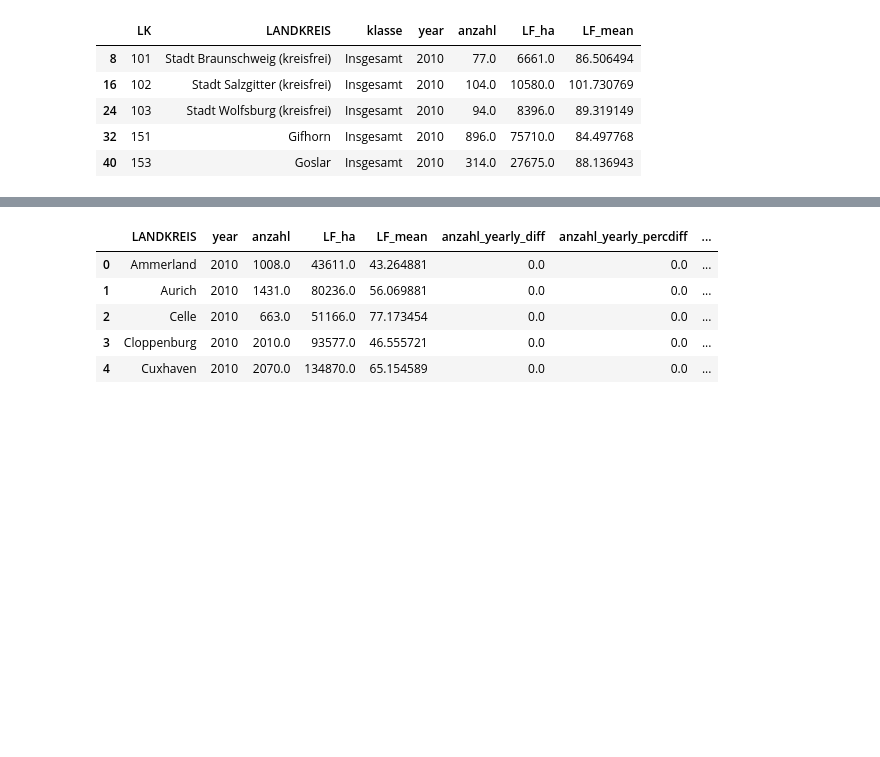
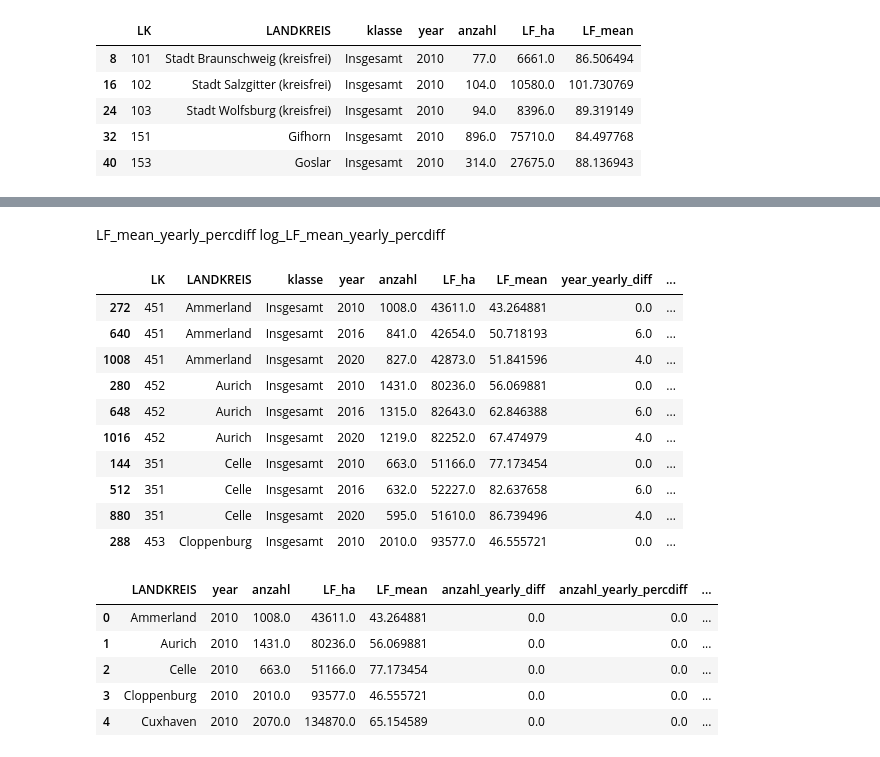
Before and after one commit to DamiAladesuru/Lab, a Jupyter notebook: Niedersachsen/src/analysis/farmfield/modelling.ipynb, the cells around one changed output, grey strips where cells are left out. Cells and saved outputs as stored; diff of their text form; code cells hidden in the pictures; blank space fills up the shorter version.

Commit message:
created columns for logs of LF_mean and med_fs. Computed yearly diffs and perc diffs. Plotted correlation and ran simple OLS to test the difference. Not much difference is observed

```diff
--- a/Niedersachsen/src/analysis/farmfield/modelling.ipynb
+++ b/Niedersachsen/src/analysis/farmfield/modelling.ipynb
@@ -174,0 +157,21 @@ fdg_ext[['LK', 'klasse', 'year', 'year_yearly_diff', 'year_yearly_percdiff']].he
+# %%
+# Create a copy of the original dictionary to avoid altering the original data
+farmdata_ge_ext = farmdata_ge.copy()
+
+# Ensure the data is sorted by 'LANDKREIS'' and 'year'
+farmdata_ge_ext.sort_values(by=['LANDKREIS', 'year'], inplace=True)
+numeric_columns = farmdata_ge_ext.select_dtypes(include='number').columns
+
+# Create a dictionary to store the new columns
+new_columns = {}
+
+# Calculate yearly difference for numeric columns and store in the dictionary
+for col in numeric_columns:
+    new_columns[f'{col}_yearly_diff'] = farmdata_ge_ext.groupby('LANDKREIS')[col].diff().fillna(0)
+# Calculate yearly relative difference for numeric columns and store in the dictionary
+    new_columns[f'{col}_yearly_percdiff'] = (farmdata_ge_ext.groupby('LANDKREIS')[col].diff() / farmdata_ge_ext.groupby('LANDKREIS')[col].shift(1)).fillna(0) * 100
+
+# Concatenate the new columns to the original DataFrame all at once
+new_columns_df = pd.DataFrame(new_columns)
+farmdata_ge_ydiff = pd.concat([farmdata_ge_ext, new_columns_df], axis=1)
+farmdata_ge_ydiff.head()
@@ -175,3 +185,31 @@ fdg_ext[['LK', 'klasse', 'year', 'year_yearly_diff', 'year_yearly_percdiff']].he
+# %% [markdown]
+LF_mean_yearly_percdiff
+log_LF_mean_yearly_percdiff
+# %%
+fdg_ext = farmdata_ge_ydiff.copy()
+
+# sort by LANDKREIS and year
+fdg_ext = fdg_ext.sort_values(by=['LANDKREIS', 'year'])
+
+fdg_ext['log_LF_mean'] = np.log(fdg_ext['LF_mean'])
+# compute yearly differences for the log_LF_mean column
+fdg_ext['log_LF_mean_yearly_diff'] = fdg_ext.groupby('LANDKREIS')['log_LF_mean'].diff().fillna(0)
+fdg_ext['log_LF_mean_yearly_percdiff'] = fdg_ext['log_LF_mean_yearly_diff']*100
+
+# check the first 10 rows of the dataset
+fdg_ext.head(10)
+# %% [output]
+|  | LK | LANDKREIS | klasse | year | anzahl | LF_ha | LF_mean | year_yearly_diff | ... |
+| 272 | 451 | Ammerland | Insgesamt | 2010 | 1008.0 | 43611.0 | 43.264881 | 0.0 | ... |
+| 640 | 451 | Ammerland | Insgesamt | 2016 | 841.0 | 42654.0 | 50.718193 | 6.0 | ... |
+| 1008 | 451 | Ammerland | Insgesamt | 2020 | 827.0 | 42873.0 | 51.841596 | 4.0 | ... |
+| 280 | 452 | Aurich | Insgesamt | 2010 | 1431.0 | 80236.0 | 56.069881 | 0.0 | ... |
+| 648 | 452 | Aurich | Insgesamt | 2016 | 1315.0 | 82643.0 | 62.846388 | 6.0 | ... |
+| 1016 | 452 | Aurich | Insgesamt | 2020 | 1219.0 | 82252.0 | 67.474979 | 4.0 | ... |
+| 144 | 351 | Celle | Insgesamt | 2010 | 663.0 | 51166.0 | 77.173454 | 0.0 | ... |
+| 512 | 351 | Celle | Insgesamt | 2016 | 632.0 | 52227.0 | 82.637658 | 6.0 | ... |
+| 880 | 351 | Celle | Insgesamt | 2020 | 595.0 | 51610.0 | 86.739496 | 4.0 | ... |
+| 288 | 453 | Cloppenburg | Insgesamt | 2010 | 2010.0 | 93577.0 | 46.555721 | 0.0 | ... |
 # %%
 # drop columns LK, klasse, year_yearly_diff, year_yearly_percdiff
 fdg_ext = fdg_ext.drop(columns=['LK', 'klasse', 'year_yearly_diff', 'year_yearly_percdiff'])
```
Also changed, not shown: parts of 4 cells of this notebook.
